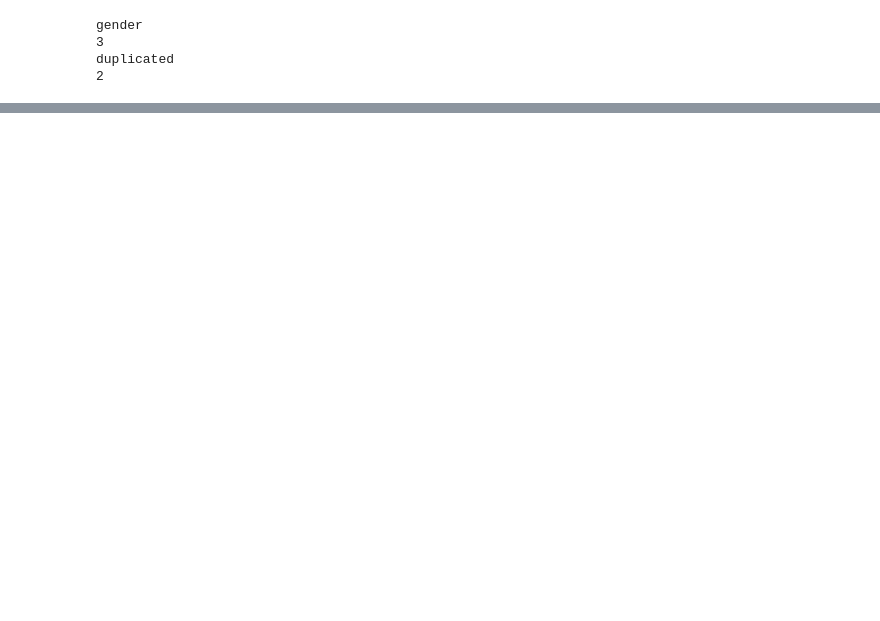
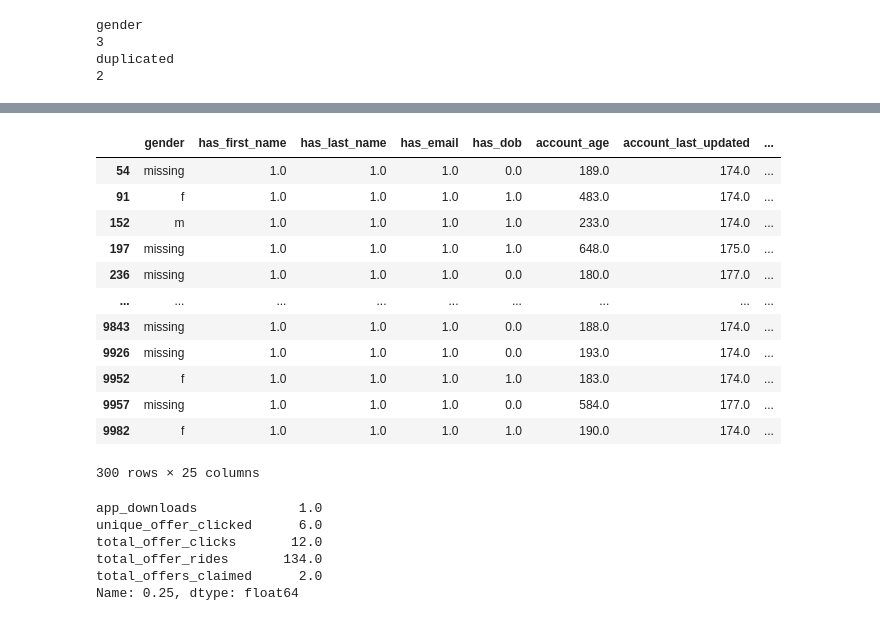
Before and after one commit to tdongnguyen/AT-Test, a Jupyter notebook: AT Test - Nov 2021.ipynb, the cells around one changed output, grey strips where cells are left out. Drawn from its saved outputs; the diff is of its cells as text; code cells hidden in the pictures; blank space fills up the shorter version.

```diff
--- a/AT Test - Nov 2021.ipynb
+++ b/AT Test - Nov 2021.ipynb
@@ -415,0 +426,26 @@ df_trained.groupby(['label_name']).count()
+# %%
+df_trained.loc[df_trained["label_name"]=="Outlier",:]
+# %% [output]
+|  | gender | has_first_name | has_last_name | has_email | has_dob | account_age | account_last_updated | ... |
+| 54 | missing | 1.0 | 1.0 | 1.0 | 0.0 | 189.0 | 174.0 | ... |
+| 91 | f | 1.0 | 1.0 | 1.0 | 1.0 | 483.0 | 174.0 | ... |
+| 152 | m | 1.0 | 1.0 | 1.0 | 1.0 | 233.0 | 174.0 | ... |
+| 197 | missing | 1.0 | 1.0 | 1.0 | 1.0 | 648.0 | 175.0 | ... |
+| 236 | missing | 1.0 | 1.0 | 1.0 | 0.0 | 180.0 | 177.0 | ... |
+| ... | ... | ... | ... | ... | ... | ... | ... | ... |
+| 9843 | missing | 1.0 | 1.0 | 1.0 | 0.0 | 188.0 | 174.0 | ... |
+| 9926 | missing | 1.0 | 1.0 | 1.0 | 0.0 | 193.0 | 174.0 | ... |
+| 9952 | f | 1.0 | 1.0 | 1.0 | 1.0 | 183.0 | 174.0 | ... |
+| 9957 | missing | 1.0 | 1.0 | 1.0 | 0.0 | 584.0 | 177.0 | ... |
+| 9982 | f | 1.0 | 1.0 | 1.0 | 1.0 | 190.0 | 174.0 | ... |
+300 rows × 25 columns
+# %%
+Q1 = df_trained.loc[df_trained["label_name"]=="Outlier", df_trained.columns.isin(train_feature)].quantile(0.25)
+Q1
+# %% [output]
+app_downloads             1.0
+unique_offer_clicked      6.0
+total_offer_clicks       12.0
+total_offer_rides       134.0
+total_offers_claimed      2.0
+Name: 0.25, dtype: float64
```
Also changed, not shown: parts of 36 cells of this notebook.
